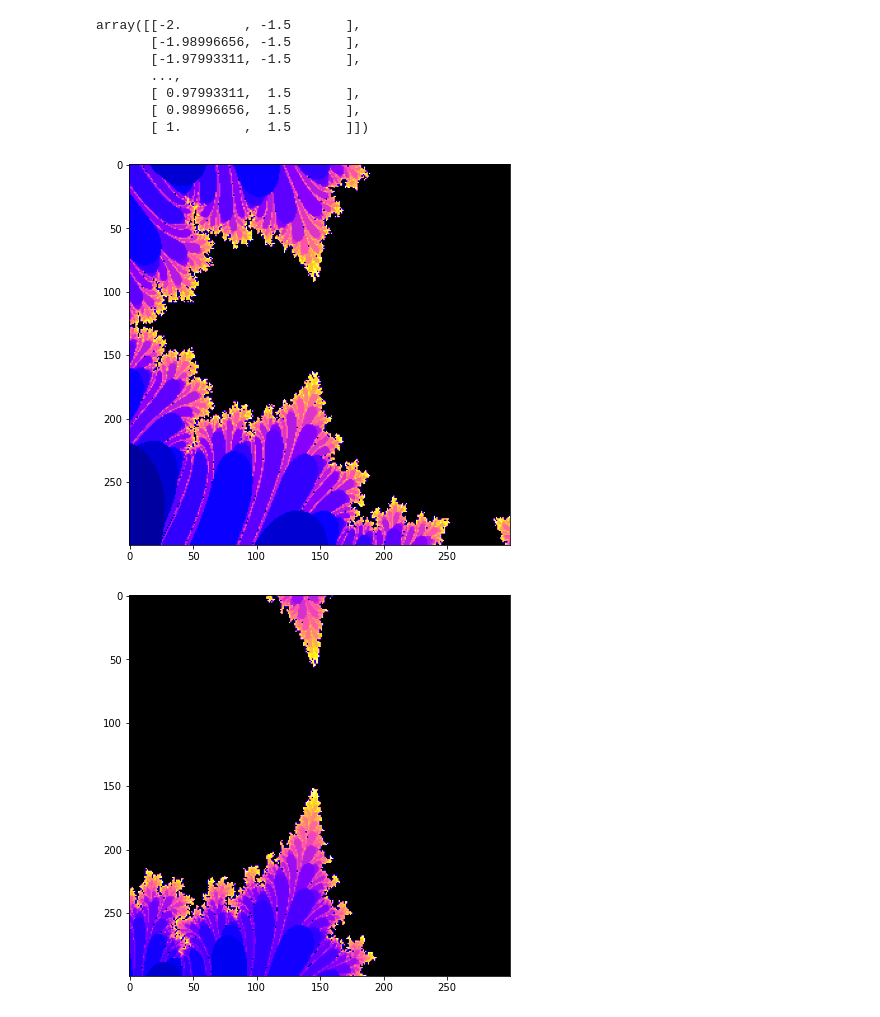
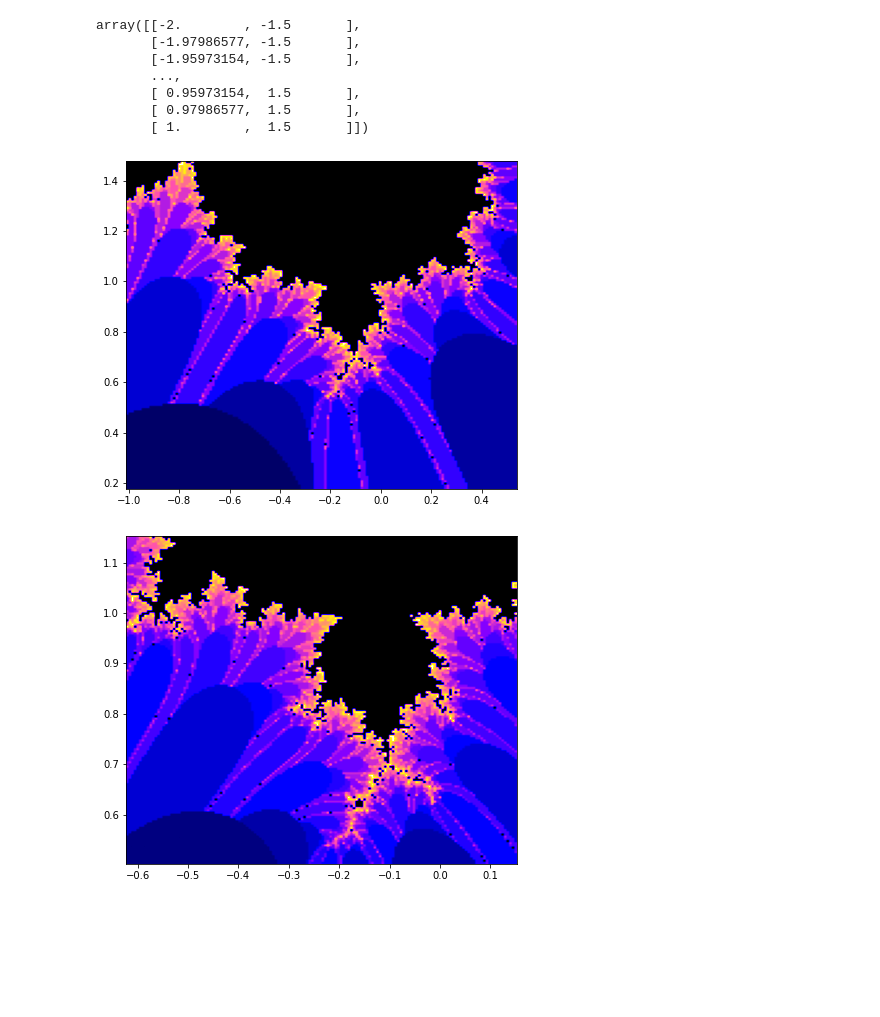
Before and after one commit to Thomas4390/mandelbrot_simulation, a Jupyter notebook: mandelbrot_simulation/mandelbrot.ipynb, the cells around one changed output. Cells and saved outputs as stored; diff of their text form; code cells hidden in the pictures; blank space fills up the shorter version.

```diff
--- a/mandelbrot_simulation/mandelbrot.ipynb
+++ b/mandelbrot_simulation/mandelbrot.ipynb
@@ -16,7 +16,7 @@ def diverge(c, max_iter=50):
             return i
     return 0
 # %%
-def make_grid(bbox, res=300):
+def make_grid(bbox, res=150):
     x_min, x_max, y_min, y_max = bbox
     x = np.linspace(x_min, x_max, res)
     y = np.linspace(y_min, y_max, res)
@@ -30,21 +30,25 @@ coords = make_grid(bbox)
 coords
 # %% [output]
 array([[-2.        , -1.5       ],
-       [-1.98996656, -1.5       ],
-       [-1.97993311, -1.5       ],
+       [-1.97986577, -1.5       ],
+       [-1.95973154, -1.5       ],
        ...,
-       [ 0.97993311,  1.5       ],
-       [ 0.98996656,  1.5       ],
+       [ 0.95973154,  1.5       ],
+       [ 0.97986577,  1.5       ],
        [ 1.        ,  1.5       ]])
 # %%
-def make_mandelbrot(coords, div, plotting=True):
+def make_mandelbrot(coords, div, plotting=True, filename=False):
     mb = np.array([div(c) for c in coords])
     res = np.sqrt(coords.shape[0]).astype(int)
     mb = np.reshape(mb, (res, res))
 
     if plotting:
         plt.figure(figsize=(7, 7))
-        plt.imshow(mb, cmap='gnuplot2')
+        plt.imshow(mb, cmap='gnuplot2', extent=bbox)
+
+        if filename:
+            plt.savefig(f"figures/{filename}.png")
+
         plt.show()
 
     return mb
@@ -58,14 +62,17 @@ def zoom(bbox, fp, factor=2):
 
     return x-width, x+width, y-height, y+height
 # %%
-p = (-0.748, 0.1)
+p = (-0.235125, 0.827215)
 bbox = (-2.1, 1, -1.3, 1.3)
 
-for i in range(10):
-    bbox = zoom(bbox, p)
+zoom_factor = 2
+
+for i in range(3):
+    bbox = zoom(bbox, p, factor=zoom_factor)
     coords = make_grid(bbox)
-    div = partial(diverge, max_iter=20 + 10*i)
-    make_mandelbrot(coords, div)
+    div = partial(diverge, max_iter=20 + 5*i)
+    filename = f"mb_zoom_{i * zoom_factor}"
+    make_mandelbrot(coords, div, filename=filename)
 # %% [output]
-[figure, old version]
+[figure, new version]
-[figure, old version]
+[figure, new version]
```
Also changed, not shown: parts of 7 cells of this notebook, 1 other file.
